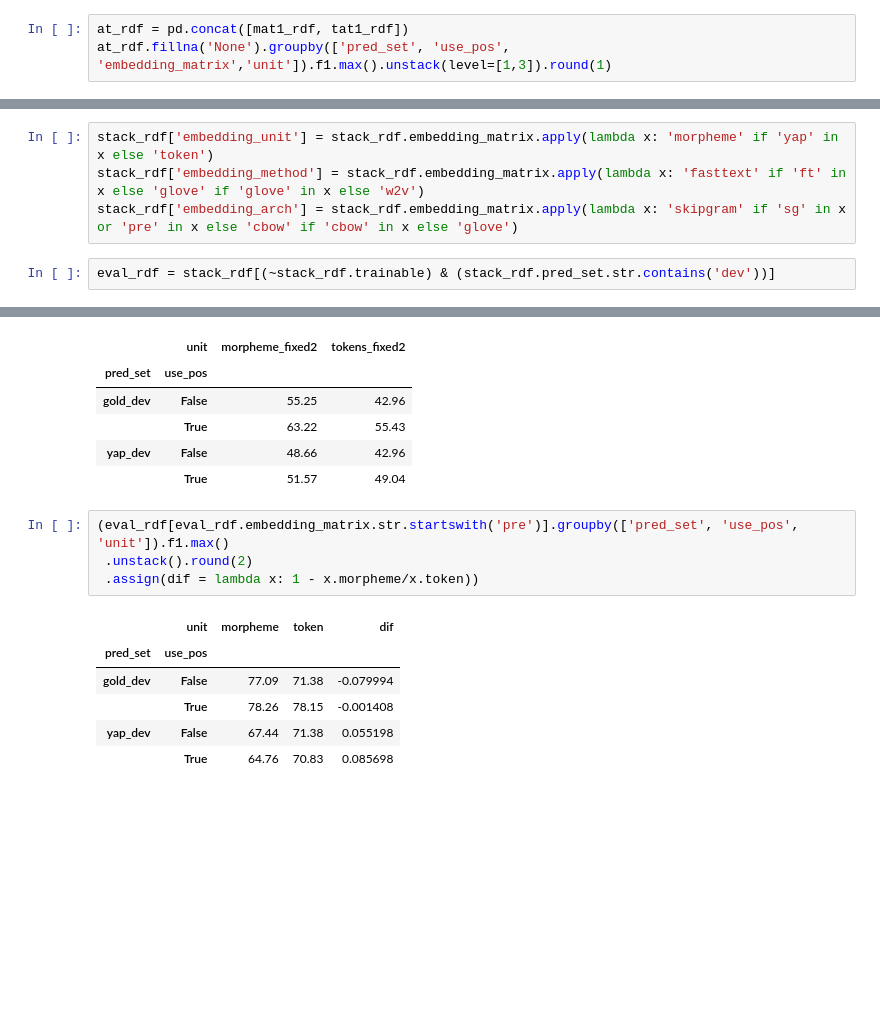
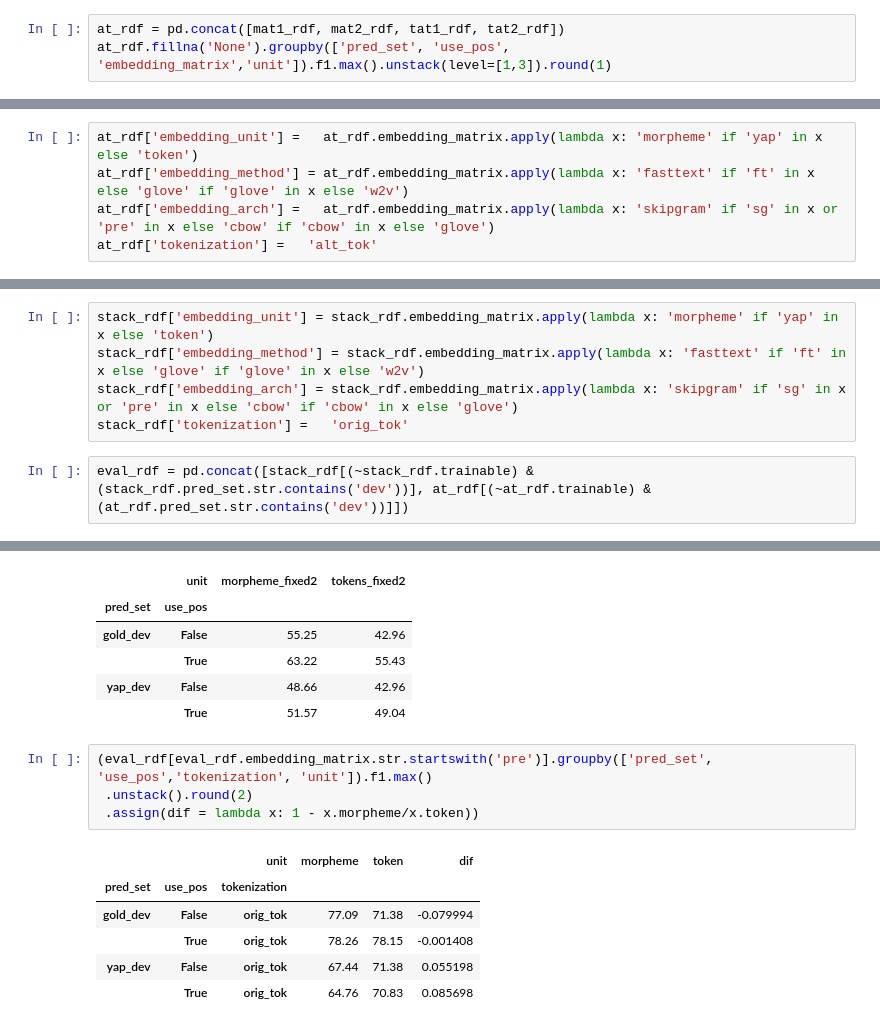
Before and after one commit to cjer/NER, a Jupyter notebook: 21_analyze_new_results.ipynb, the cells around one changed output, grey strips where cells are left out. Cells and saved outputs as stored; diff of their text form; blank space fills up the shorter version.

```diff
--- a/21_analyze_new_results.ipynb
+++ b/21_analyze_new_results.ipynb
@@ -1142,5 +1165,5 @@ stack_rdf.fillna('None').groupby(['pred_set', 'use_pos', 'embedding_matrix','uni
 # %%
-at_rdf = pd.concat([mat1_rdf, tat1_rdf])
+at_rdf = pd.concat([mat1_rdf, mat2_rdf, tat1_rdf, tat2_rdf])
 at_rdf.fillna('None').groupby(['pred_set', 'use_pos', 'embedding_matrix','unit']).f1.max().unstack(level=[1,3]).round(1)
 # %% [output]
 |  | use_pos | False |  | True |  |
@@ -1157,3 +1188,8 @@ at_rdf.fillna('None').groupby(['pred_set', 'use_pos', 'embedding_matrix','unit']
+# %%
+at_rdf['embedding_unit'] =   at_rdf.embedding_matrix.apply(lambda x: 'morpheme' if 'yap' in x else 'token')
+at_rdf['embedding_method'] = at_rdf.embedding_matrix.apply(lambda x: 'fasttext' if 'ft' in x else 'glove' if 'glove' in x else 'w2v')
+at_rdf['embedding_arch'] =   at_rdf.embedding_matrix.apply(lambda x: 'skipgram' if 'sg' in x or 'pre' in x else 'cbow' if 'cbow' in x else 'glove')
+at_rdf['tokenization'] =   'alt_tok'
 # %%
 stack_rdf.groupby(['unit', 'trainable']).f1.mean()
 # %% [output]
@@ -1167,8 +1203,9 @@ Name: f1, dtype: float64
 stack_rdf['embedding_unit'] = stack_rdf.embedding_matrix.apply(lambda x: 'morpheme' if 'yap' in x else 'token')
 stack_rdf['embedding_method'] = stack_rdf.embedding_matrix.apply(lambda x: 'fasttext' if 'ft' in x else 'glove' if 'glove' in x else 'w2v')
 stack_rdf['embedding_arch'] = stack_rdf.embedding_matrix.apply(lambda x: 'skipgram' if 'sg' in x or 'pre' in x else 'cbow' if 'cbow' in x else 'glove')
+stack_rdf['tokenization'] =   'orig_tok'
 # %%
-eval_rdf = stack_rdf[(~stack_rdf.trainable) & (stack_rdf.pred_set.str.contains('dev'))]
+eval_rdf = pd.concat([stack_rdf[(~stack_rdf.trainable) & (stack_rdf.pred_set.str.contains('dev'))], at_rdf[(~at_rdf.trainable) & (at_rdf.pred_set.str.contains('dev'))]])
 # %%
 eval_rdf.groupby(['unit', 'embedding_unit']).size()
 # %% [output]
@@ -1194,14 +1231,14 @@ f2rdf[(f2rdf.use_char) & (f2rdf.pred_set.str.contains('dev')) & (f2rdf.embedding
 | yap_dev | False | 48.66 | 42.96 |
 |  | True | 51.57 | 49.04 |
 # %%
-(eval_rdf[eval_rdf.embedding_matrix.str.startswith('pre')].groupby(['pred_set', 'use_pos', 'unit']).f1.max()
+(eval_rdf[eval_rdf.embedding_matrix.str.startswith('pre')].groupby(['pred_set', 'use_pos','tokenization', 'unit']).f1.max()
  .unstack().round(2)
  .assign(dif = lambda x: 1 - x.morpheme/x.token))
 # %% [output]
-|  | unit | morpheme | token | dif |
-| pred_set | use_pos |  |  |  |
-| gold_dev | False | 77.09 | 71.38 | -0.079994 |
-|  | True | 78.26 | 78.15 | -0.001408 |
-| yap_dev | False | 67.44 | 71.38 | 0.055198 |
-|  | True | 64.76 | 70.83 | 0.085698 |
+|  |  | unit | morpheme | token | dif |
+| pred_set | use_pos | tokenization |  |  |  |
+| gold_dev | False | orig_tok | 77.09 | 71.38 | -0.079994 |
+|  | True | orig_tok | 78.26 | 78.15 | -0.001408 |
+| yap_dev | False | orig_tok | 67.44 | 71.38 | 0.055198 |
+|  | True | orig_tok | 64.76 | 70.83 | 0.085698 |
 # %%
```
Also changed, not shown: parts of 35 cells of this notebook, 8 other files.
